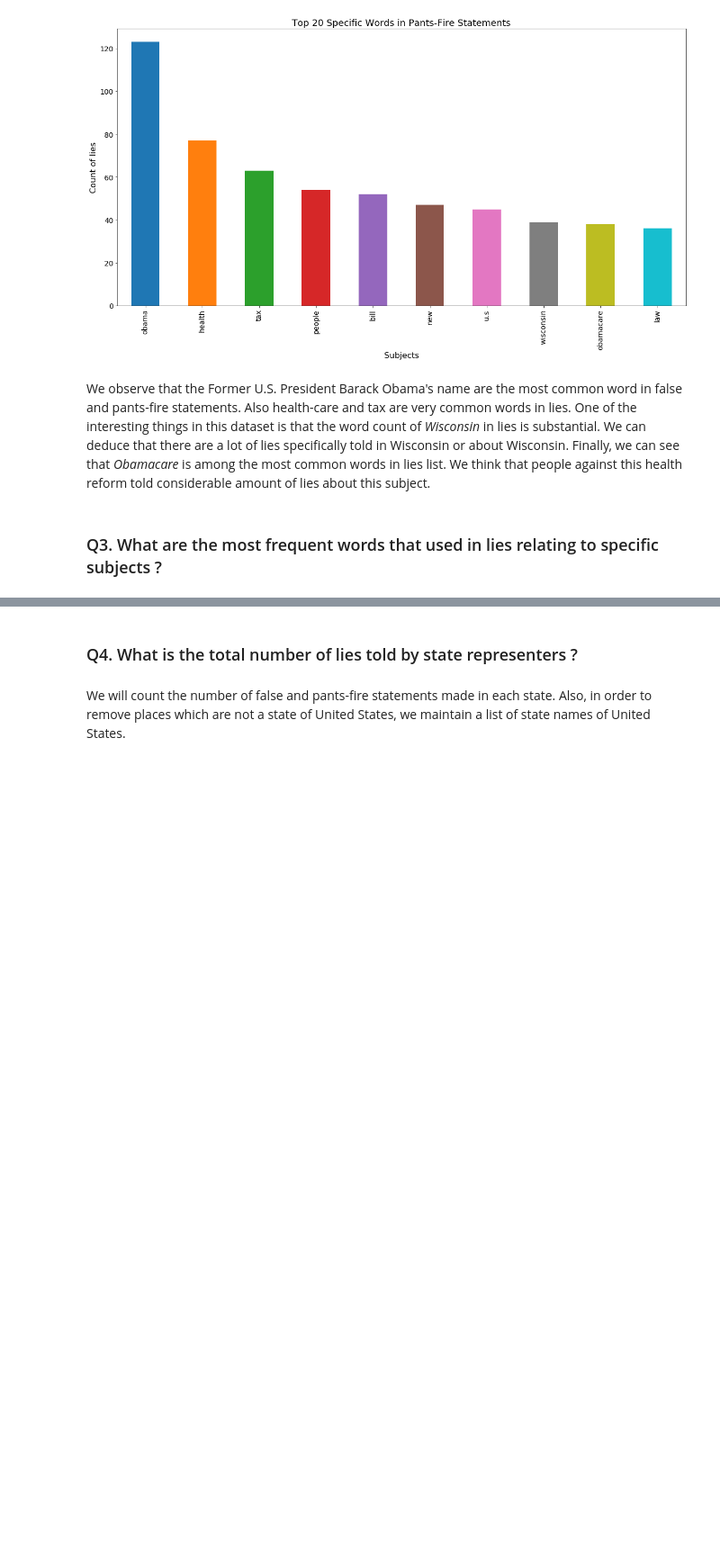
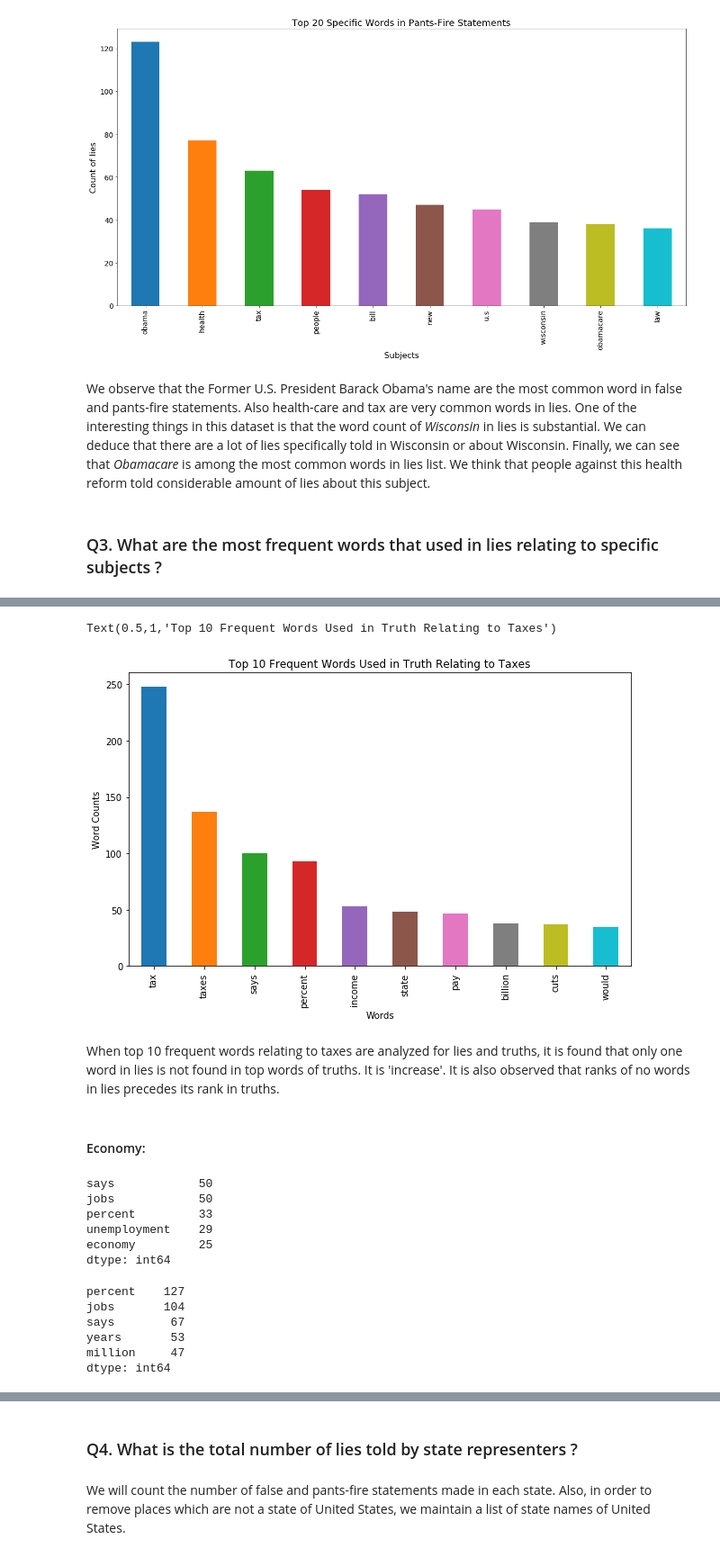
Before and after one commit to canaltinigne/ada-18-project, a Jupyter notebook: Milestone_2.ipynb, the cells around one changed output, grey strips where cells are left out. Shown at 90% size. Drawn from its saved outputs; the diff is of its cells as text; code cells hidden in the pictures; blank space fills up the shorter version.

```diff
--- a/Milestone_2.ipynb
+++ b/Milestone_2.ipynb
@@ -482,0 +569,35 @@ We observe that the Former U.S. President Barack Obama's name are the most commo
+# %%
+plt.figure(figsize=(10,6))
+taxes_truth_counts[0:10].plot.bar()
+plt.xlabel('Words')
+plt.ylabel('Word Counts')
+plt.title('Top 10 Frequent Words Used in Truth Relating to Taxes')
+# %% [output]
+Text(0.5,1,'Top 10 Frequent Words Used in Truth Relating to Taxes')
+[figure, added]
+# %% [markdown]
+When top 10 frequent words relating to taxes are analyzed for lies and truths, it is found that only one word in lies is not found in top words of truths. It is 'increase'. It is also observed that ranks of no words in lies precedes its rank in truths.
+# %% [markdown]
+#### Economy:
+# %%
+economy_lies = make_word_series(lies_df, 'Subject', 'Statement', 'economy')
+economy_lie_counts = economy_lies.value_counts()
+economy_lie_counts.head()
+# %% [output]
+says            50
+jobs            50
+percent         33
+unemployment    29
+economy         25
+dtype: int64
+# %%
+economy_truth = make_word_series(truth_df, 'Subject', 'Statement', 'economy')
+economy_truth_counts = economy_truth.value_counts()
+economy_truth_counts.head()
+# %% [output]
+percent    127
+jobs       104
+says        67
+years       53
+million     47
+dtype: int64
```
Also changed, not shown: parts of 26 cells of this notebook, 2 other files.
